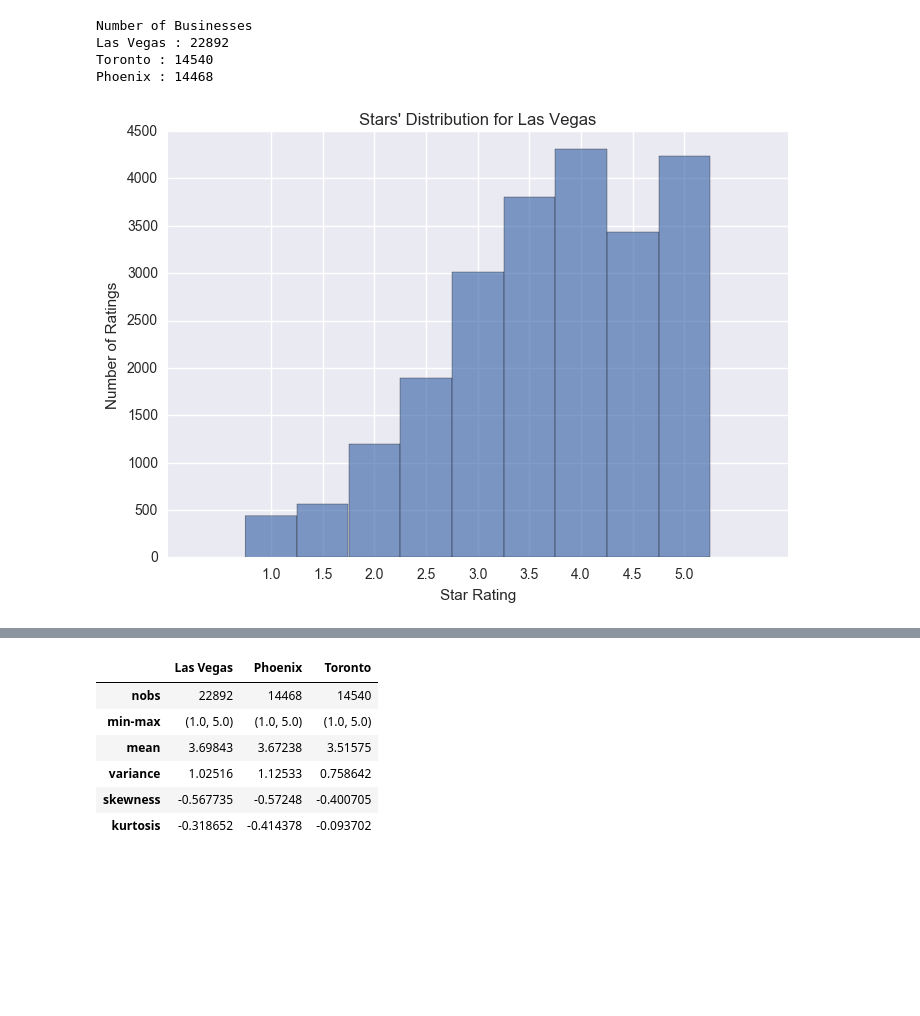
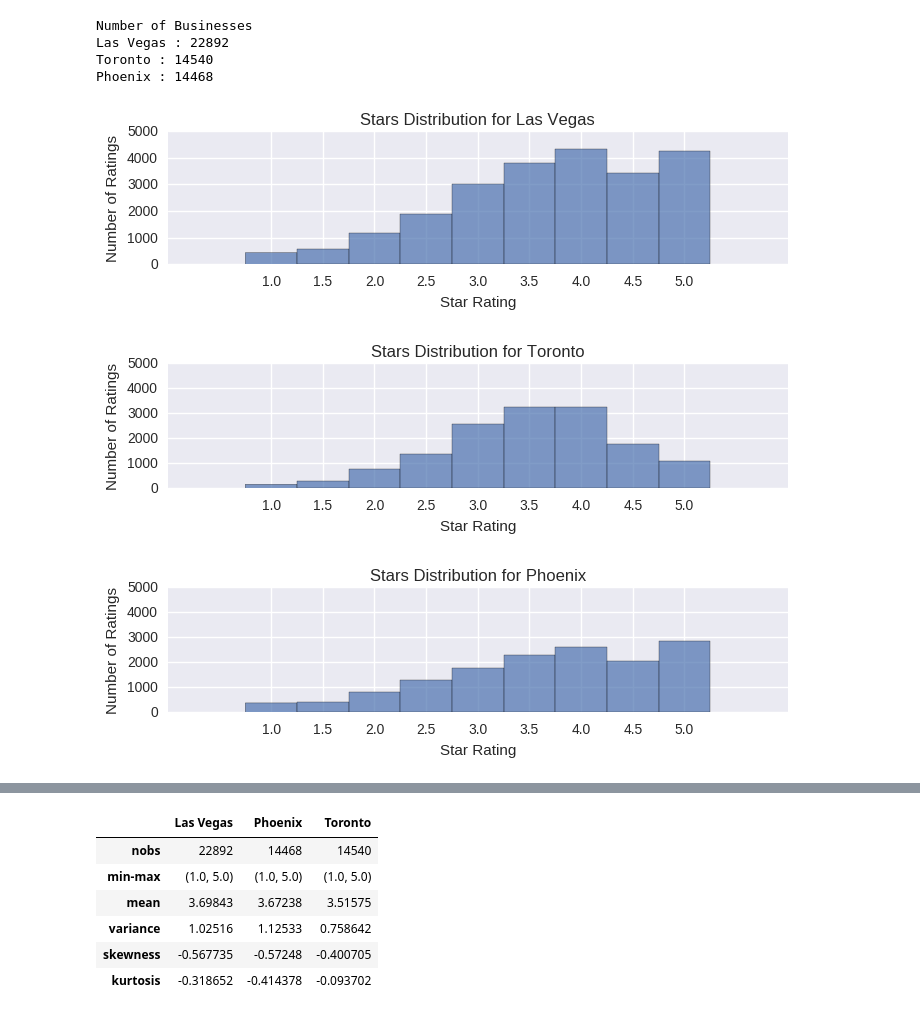
Before and after one commit to klimoka/COMPG011_group_project, a Jupyter notebook: Assi1_extended.ipynb, the cells around one changed output, grey strips where cells are left out. Cells and saved outputs as stored; diff of their text form; code cells hidden in the pictures; blank space fills up the shorter version.

```diff
--- a/Assi1_extended.ipynb
+++ b/Assi1_extended.ipynb
@@ -61,16 +61,44 @@ Number of Businesses
 Las Vegas : 22892
 Toronto : 14540
 Phoenix : 14468
-# %%
-city1_df = business_df[business_df.city == city1]
-
-n_total, bins, patch = plt.hist(city1_df.stars, bins=np.arange(1,6,0.5), alpha=0.7,align="left",normed=False,\
-                                histtype="bar")
-plt.xticks(np.arange(1,5.5,0.5))
-plt.title("Stars' Distribution for {}".format(city1))
-plt.xlabel('Star Rating')
-plt.ylabel('Number of Ratings')
-plt.show()
-# %% [output]
-[figure, removed]
+# %%
+city1_df = business_df[business_df.city == city1]
+city2_df = business_df[business_df.city == city2]
+city3_df = business_df[business_df.city == city3]
+
+plt.subplots_adjust(hspace=.1)
+plt.subplot(311)
+plt.hist(city1_df.stars, bins=np.arange(1,6,0.5), alpha=0.7,align="left",normed=False,histtype="bar")
+plt.xticks(np.arange(1,5.5,0.5))
+plt.title("Stars Distribution for {}".format(city1))
+plt.xlabel('Star Rating')
+plt.ylabel('Number of Ratings')
+axes = plt.gca()
+axes.set_ylim([0,5000])
+plt.show()
+
+plt.subplot(312)
+plt.hist(city2_df.stars, bins=np.arange(1,6,0.5), alpha=0.7,align="left",normed=False,histtype="bar")
+plt.xticks(np.arange(1,5.5,0.5))
+plt.title("Stars Distribution for {}".format(city2))
+plt.xlabel('Star Rating')
+plt.ylabel('Number of Ratings')
+axes = plt.gca()
+axes.set_ylim([0,5000])
+plt.show()
+
+plt.subplot(313)
+plt.hist(city3_df.stars, bins=np.arange(1,6,0.5), alpha=0.7,align="left",normed=False,histtype="bar")
+plt.xticks(np.arange(1,5.5,0.5))
+plt.title("Stars Distribution for {}".format(city3))
+plt.xlabel('Star Rating')
+plt.ylabel('Number of Ratings')
+axes = plt.gca()
+axes.set_ylim([0,5000])
+
+plt.show()
+# %% [output]
+[figure, added]
+[figure, added]
+[figure, added]
 # %%
```
Also changed, not shown: parts of 11 cells of this notebook.
